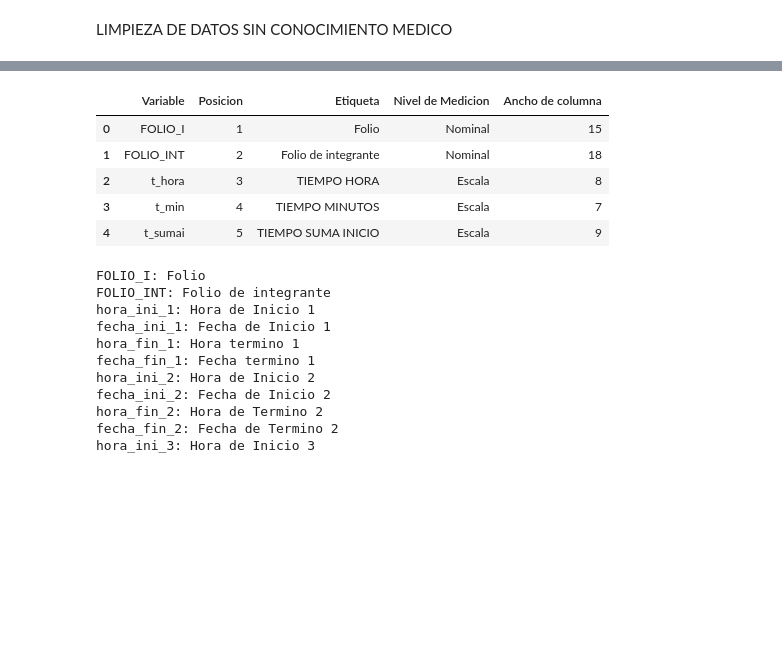
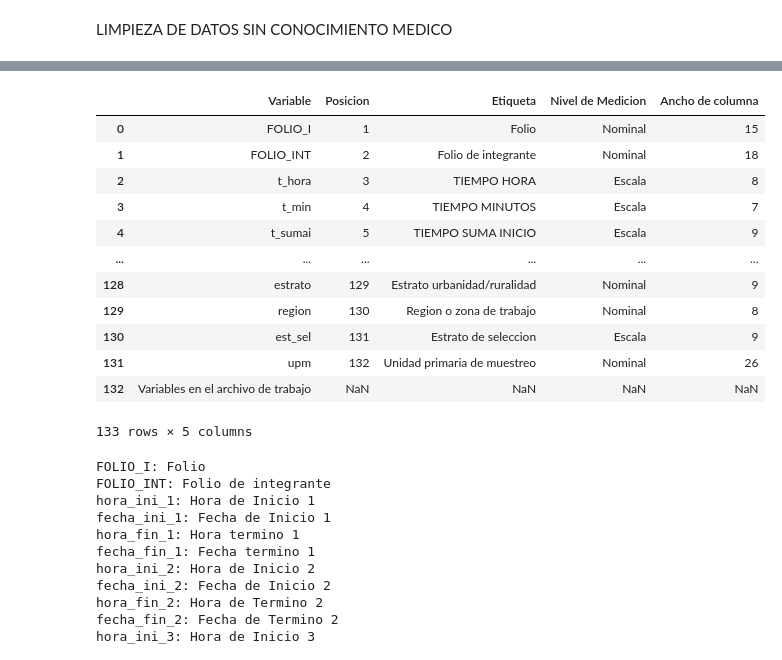
Before and after one commit to Gusty5/RBG_Contaminaci-nAmbientalYSalud, a Jupyter notebook: notebooks/ExploracionMedica.ipynb, the cells around one changed output, grey strips where cells are left out. Drawn from its saved outputs; the diff is of its cells as text; code cells hidden in the pictures; blank space fills up the shorter version.

```diff
--- a/notebooks/ExploracionMedica.ipynb
+++ b/notebooks/ExploracionMedica.ipynb
@@ -85,21 +114,22 @@ LIMPIEZA DE DATOS SIN CONOCIMIENTO MEDICO
 # %%
-# Importar diccionario de datos
-dict_data = pd.read_excel('../data/ensanut2022_muestras-diccionario.xlsx')
-
 # Eliminar las primeras 18 filas que no contienen información relevante
 dict_data = dict_data.iloc[16:].reset_index(drop=True)
-dict_data.head()
-
-#Renombrar columnas
 dict_data.columns = ['Variable', 'Posicion', 'Etiqueta', 'Nivel de Medicion', 'Ancho de columna']
-dict_data.head()
+dict_data
 # %% [output]
 |  | Variable | Posicion | Etiqueta | Nivel de Medicion | Ancho de columna |
 | 0 | FOLIO_I | 1 | Folio | Nominal | 15 |
 | 1 | FOLIO_INT | 2 | Folio de integrante | Nominal | 18 |
 | 2 | t_hora | 3 | TIEMPO HORA | Escala | 8 |
 | 3 | t_min | 4 | TIEMPO MINUTOS | Escala | 7 |
 | 4 | t_sumai | 5 | TIEMPO SUMA INICIO | Escala | 9 |
+| ... | ... | ... | ... | ... | ... |
+| 128 | estrato | 129 | Estrato urbanidad/ruralidad | Nominal | 9 |
+| 129 | region | 130 | Region o zona de trabajo | Nominal | 8 |
+| 130 | est_sel | 131 | Estrato de seleccion | Escala | 9 |
+| 131 | upm | 132 | Unidad primaria de muestreo | Nominal | 26 |
+| 132 | Variables en el archivo de trabajo | NaN | NaN | NaN | NaN |
+133 rows × 5 columns
 # %%
 # Mostrar etiquetas de las variables categoricas
 for var in categorical_vars:
```
Also changed, not shown: parts of 26 cells of this notebook, 2 other files.
